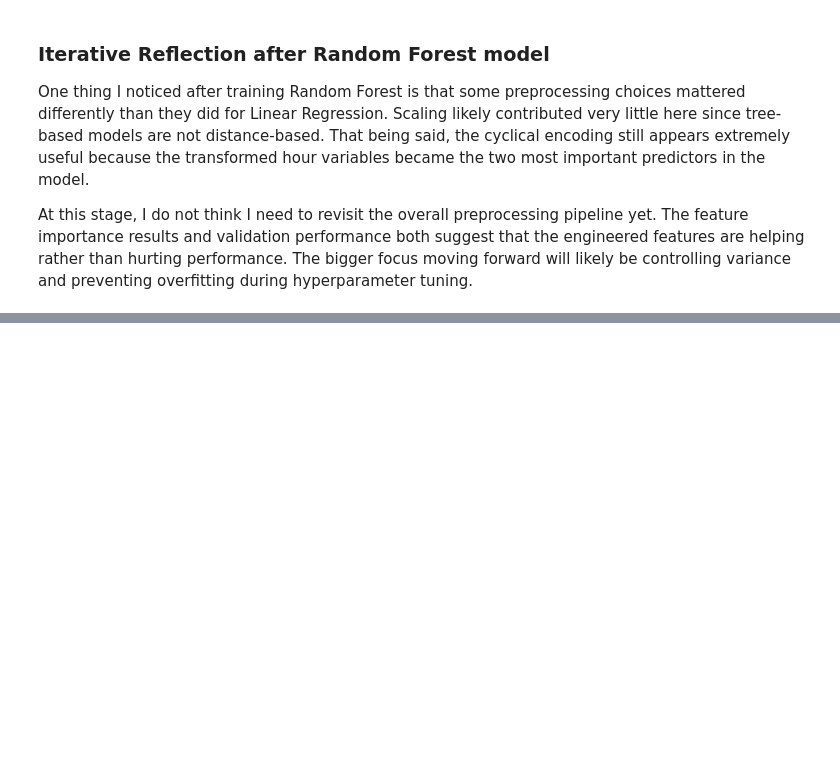
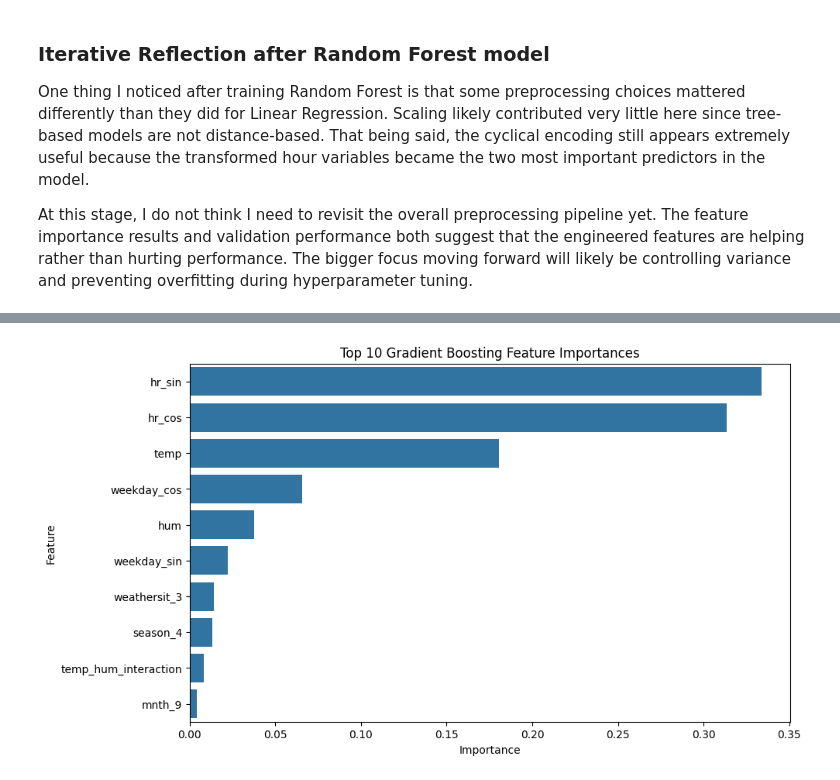
Before and after one commit to neerapatel5/ML-fundamentals-2026, a Jupyter notebook: Assignment_2_Neera_Patel.ipynb, the cells around one changed output, grey strips where cells are left out. Saved outputs shown, nothing was run; the diff lists cells and outputs as text; code cells hidden in the pictures; blank space fills up the shorter version.

```diff
--- a/Assignment_2_Neera_Patel.ipynb
+++ b/Assignment_2_Neera_Patel.ipynb
@@ -818,0 +950,29 @@ At this stage, I do not think I need to revisit the overall preprocessing pipeli
+# %%
+## feature importance
+gbr_importance = pd.DataFrame({
+    "Feature": X_train_processed.columns,
+    "Importance": gbr_model.feature_importances_
+})
+
+gbr_importance = gbr_importance.sort_values(
+    by="Importance",
+    ascending=False
+)
+
+gbr_importance.head(10)
+
+top_gbr = gbr_importance.head(10)
+
+plt.figure(figsize=(10,6))
+
+sns.barplot(
+    data=top_gbr,
+    x="Importance",
+    y="Feature"
+)
+
+plt.title("Top 10 Gradient Boosting Feature Importances")
+
+plt.show()
+# %% [output]
+[figure, added]
```
Also changed, not shown: parts of 16 cells of this notebook.
